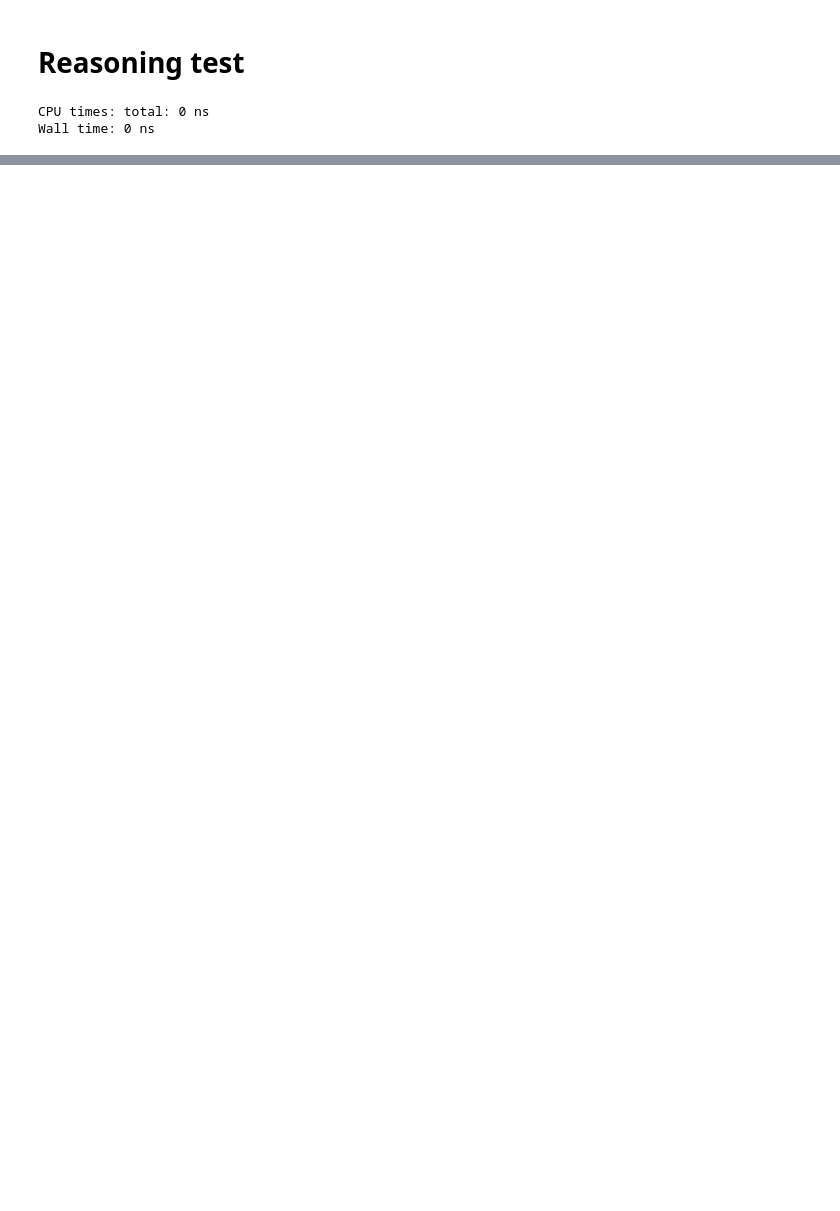
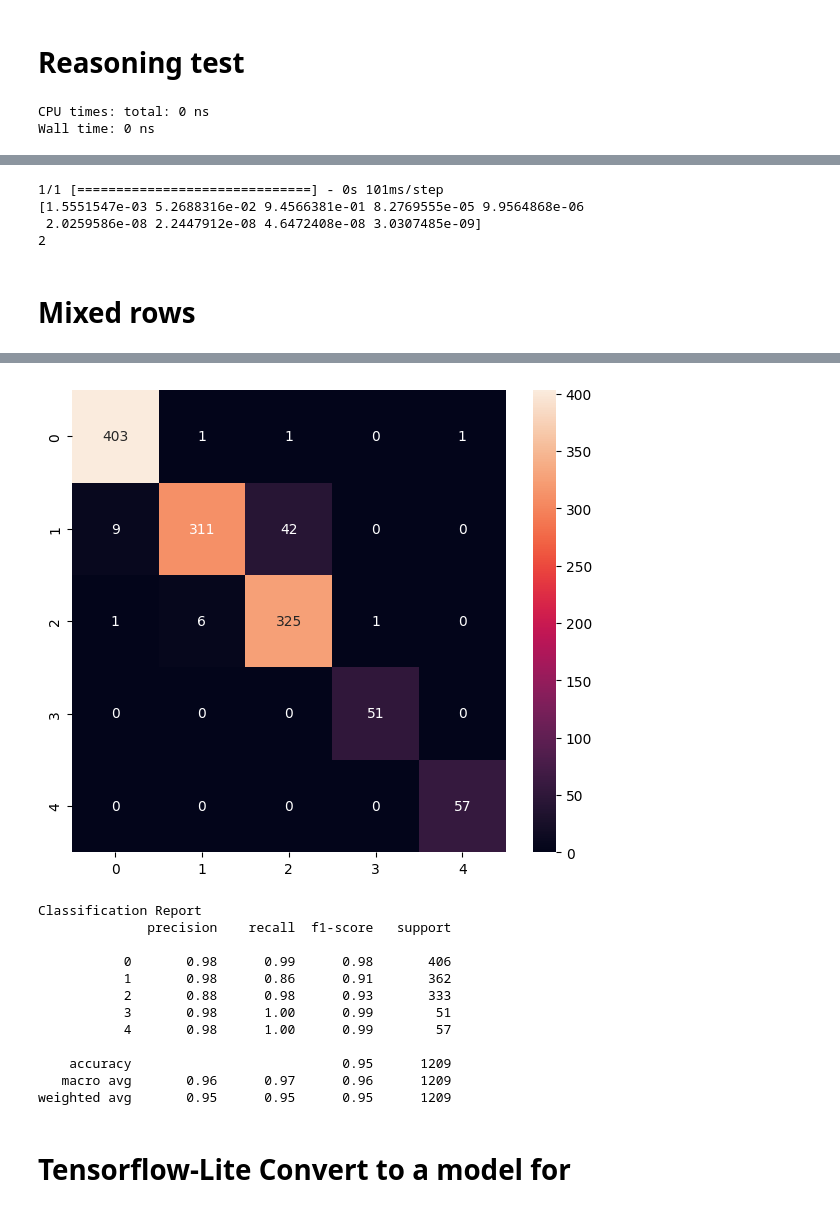
Before and after one commit to Cosmicdevil007/hand_project, a Jupyter notebook: keypoint_classification.ipynb, the cells around one changed output, grey strips where cells are left out. Cells and saved outputs as stored; diff of their text form; code cells hidden in the pictures; blank space fills up the shorter version.

```diff
--- a/keypoint_classification.ipynb
+++ b/keypoint_classification.ipynb
@@ -611,0 +458,3 @@ def benchmark_model(model, X_test):
+# %%
+dataset = 'model/keypoint_classifier/keypoint.csv'
+model_save_path = 'model/keypoint_classifier/keypoint_classifier.keras'
@@ -611,0 +467,6 @@ def benchmark_model(model, X_test):
+# %%
+X_dataset = np.loadtxt(dataset, delimiter=',', dtype='float32', usecols=list(range(1, (21 * 2) + 1)))
+# %%
+y_dataset = np.loadtxt(dataset, delimiter=',', dtype='int32', usecols=(0))
+# %%
+X_train, X_test, y_train, y_test = train_test_split(X_dataset, y_dataset, train_size=0.75, random_state=RANDOM_SEED)
@@ -611,0 +578,38 @@ def benchmark_model(model, X_test):
+# %%
+# Reasoning test
+predict_result = model.predict(np.array([X_test[0]]))
+print(np.squeeze(predict_result))
+print(np.argmax(np.squeeze(predict_result)))
+# %% [output]
+1/1 [==============================] - 0s 101ms/step
+[1.5551547e-03 5.2688316e-02 9.4566381e-01 8.2769555e-05 9.9564868e-06
+ 2.0259586e-08 2.2447912e-08 4.6472408e-08 3.0307485e-09]
+2
+# %% [markdown]
+# Mixed rows
+# %%
+import pandas as pd
+import seaborn as sns
+import matplotlib.pyplot as plt
+from sklearn.metrics import confusion_matrix, classification_report
+
+def print_confusion_matrix(y_true, y_pred, report=True):
+    labels = sorted(list(set(y_true)))
+    cmx_data = confusion_matrix(y_true, y_pred, labels=labels)
+
+    df_cmx = pd.DataFrame(cmx_data, index=labels, columns=labels)
+
+    fig, ax = plt.subplots(figsize=(7, 6))
+    sns.heatmap(df_cmx, annot=True, fmt='g' ,square=False)
+    ax.set_ylim(len(set(y_true)), 0)
+    plt.show()
+
+    if report:
+        print('Classification Report')
+        print(classification_report(y_test, y_pred))
+
+Y_pred = model.predict(X_test)
+y_pred = np.argmax(Y_pred, axis=1)
+
+print_confusion_matrix(y_test, y_pred)
+# %% [output]
@@ -611,0 +617,15 @@ def benchmark_model(model, X_test):
+[figure, added]
+Classification Report
+              precision    recall  f1-score   support
+
+           0       0.98      0.99      0.98       406
+           1       0.98      0.86      0.91       362
+           2       0.88      0.98      0.93       333
+           3       0.98      1.00      0.99        51
+           4       0.98      1.00      0.99        57
+
+    accuracy                           0.95      1209
+   macro avg       0.96      0.97      0.96      1209
+weighted avg       0.95      0.95      0.95      1209
+# %% [markdown]
+# Tensorflow-Lite Convert to a model for
```
Also changed, not shown: parts of 68 cells of this notebook, 12 other files.
